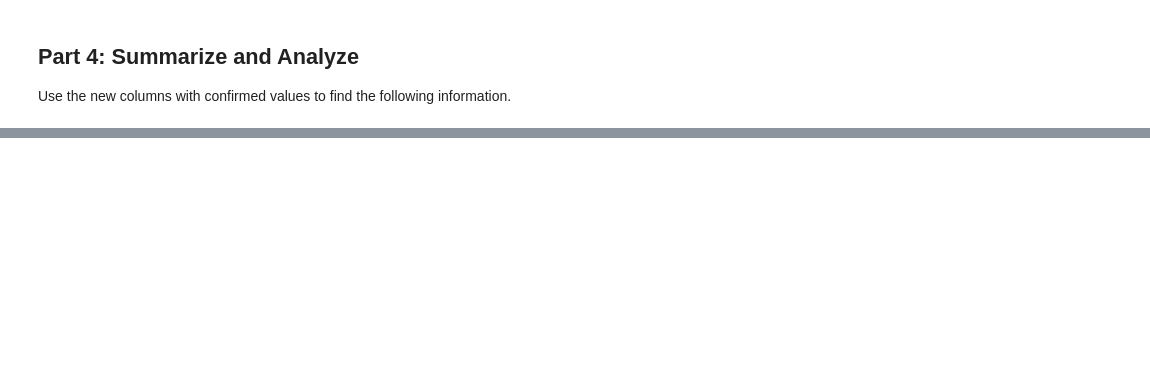
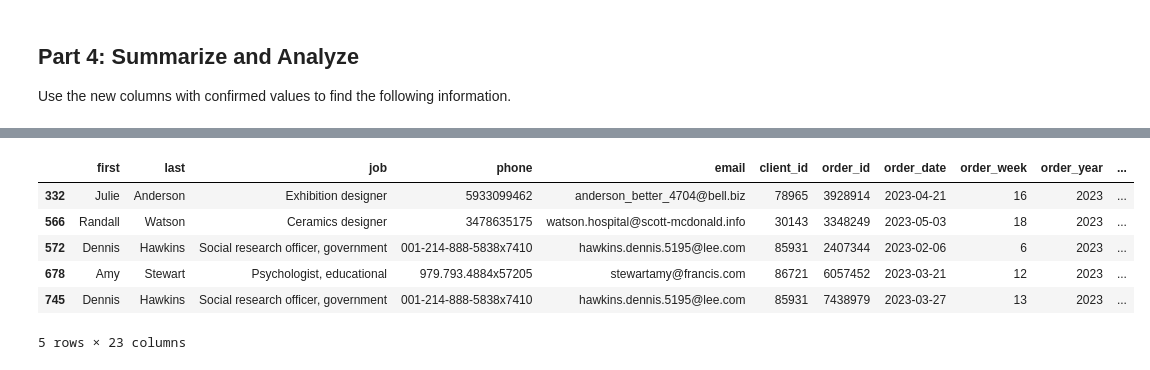
Before and after one commit to Sezeri/Module_4_Challenge, a Jupyter notebook: module_4_challenge.ipynb, the cells around one changed output, grey strips where cells are left out. Cells and saved outputs as stored; diff of their text form; code cells hidden in the pictures; blank space fills up the shorter version.

```diff
--- a/module_4_challenge.ipynb
+++ b/module_4_challenge.ipynb
@@ -144,3 +175,6 @@ Do we know that this client spent the more money than client 66037? If not, how
 # Create a column for the total price
 # using the subtotal and the shipping price
 # along with a sales tax of 9.25%
+TAX_RATE = 0.0925
+df['total_price'] = df['line_subtotal'] + df['shipping_price'] + (df['line_subtotal'] + df['shipping_price']) * TAX_RATE
+df['total_price'].head()
@@ -149,3 +190,5 @@ Do we know that this client spent the more money than client 66037? If not, how
 # of each line using unit cost, qty, and
 # shipping price (assume the shipping cost
 # is exactly what is charged to the client).
+df['line_price'] = df['unit_price'] * df['qty'] + df['shipping_price']
+df['line_price'].head()
@@ -152,3 +202,6 @@ Do we know that this client spent the more money than client 66037? If not, how
 # %%
 # Create a column for the profit of
 # each line using line cost and line price
+df['profit'] = df['total_price'] - df['line_price']
+df['profit'].sort_values(ascending=False).head()
+#df['profit'].head()
@@ -169,3 +243,8 @@ Use the new columns with confirmed values to find the following information.
 # %%
 # How much did each of the top 5 clients by quantity
 # spend? Check your work from Part 1 for client ids.
+# This is to calculate the quantity purchased by each of the top 5 clients
+top_clients_by_quantity = df.groupby('client_id')['qty'].sum().nlargest(5)
+top_clients_by_quantity.head()
+
+# top_clients_data.head(5)
@@ -171,0 +259,12 @@ Use the new columns with confirmed values to find the following information.
+# %%
+# This is to filter the original DataFrame to include only transactions from these top clients
+top_clients_data = df[df['client_id'].isin(top_clients_by_quantity.index)]
+top_clients_data.head(5)
+# %% [output]
+|  | first | last | job | phone | email | client_id | order_id | order_date | order_week | order_year | ... |
+| 332 | Julie | Anderson | Exhibition designer | 5933099462 | anderson_better_4704@bell.biz | 78965 | 3928914 | 2023-04-21 | 16 | 2023 | ... |
+| 566 | Randall | Watson | Ceramics designer | 3478635175 | watson.hospital@scott-mcdonald.info | 30143 | 3348249 | 2023-05-03 | 18 | 2023 | ... |
+| 572 | Dennis | Hawkins | Social research officer, government | 001-214-888-5838x7410 | hawkins.dennis.5195@lee.com | 85931 | 2407344 | 2023-02-06 | 6 | 2023 | ... |
+| 678 | Amy | Stewart | Psychologist, educational | 979.793.4884x57205 | stewartamy@francis.com | 86721 | 6057452 | 2023-03-21 | 12 | 2023 | ... |
+| 745 | Dennis | Hawkins | Social research officer, government | 001-214-888-5838x7410 | hawkins.dennis.5195@lee.com | 85931 | 7438979 | 2023-03-27 | 13 | 2023 | ... |
+5 rows × 23 columns
```
Also changed, not shown: parts of 18 cells of this notebook.
